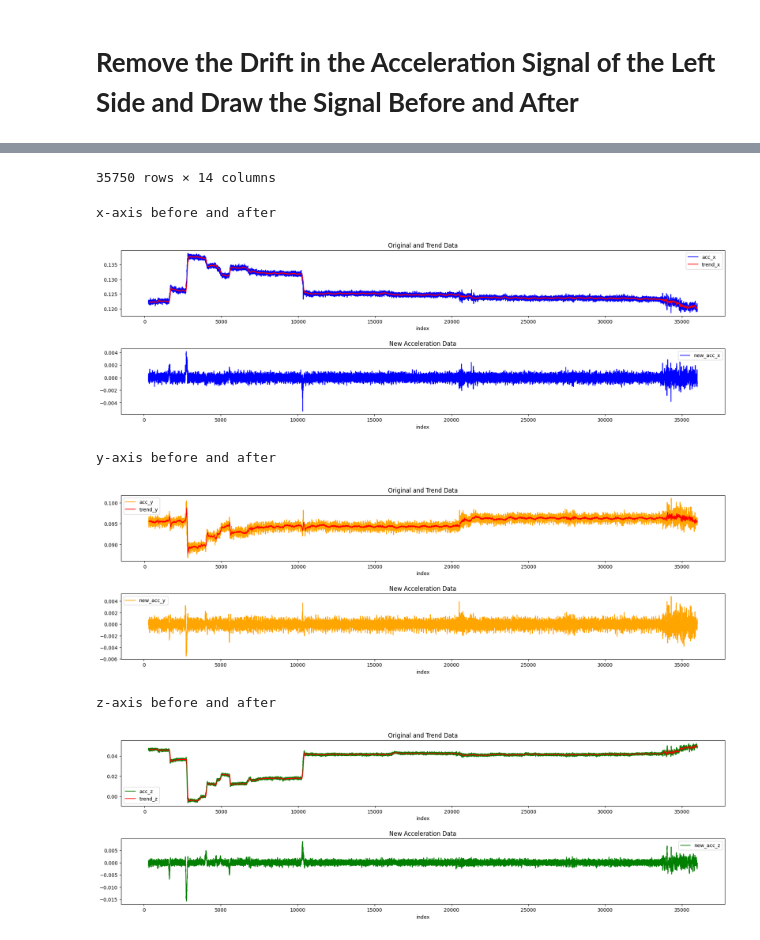
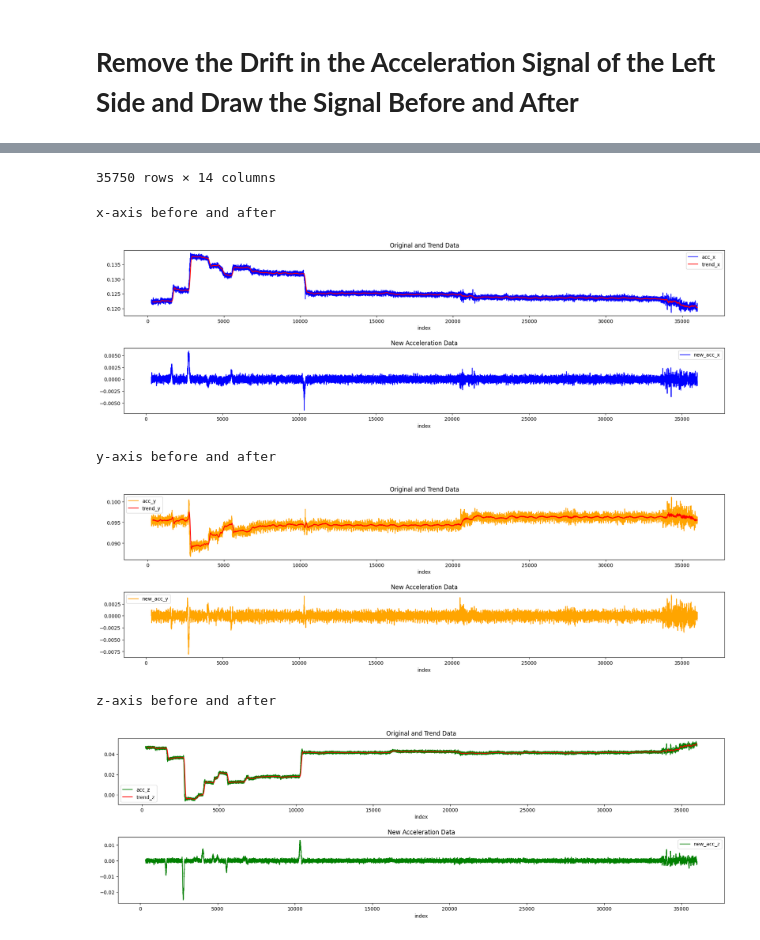
Before and after one commit to albararamli/hp, a Jupyter notebook: colab_example.ipynb, the cells around one changed output, grey strips where cells are left out. Drawn from its saved outputs; the diff is of its cells as text; code cells hidden in the pictures.

```diff
--- a/colab_example.ipynb
+++ b/colab_example.ipynb
@@ -263,18 +400,18 @@ def draw_drift(out):
 # Importing necessary libraries
 import pandas as pd
 import matplotlib.pyplot as plt
+import os
 
 # Import the hp3_read function from the hp3 module
-from hp3 import *
+#from hp3 import *
 
 # Specify the URL or path to the HP3 file
-url = "hp3_file.hp3"
+url = "file.hp3"
+#url = "file.hp4"
 
 # Read the HP3 file and extract the data
-data = hp3_read(url)
+data, extension = hp_read(url)
 
 # Display the data
 display(data)
-
-# Perform further analysis or visualization tasks as needed
 # %% [output]
@@ -355,7 +492,7 @@ z-axis before and after
 # %%
 # Acceleration Signal on the Right side
 # Remove the drift in the acceleration signal of the right side
-right_data_no_drift = hp3_remove_drift(right_data, base=50)
+right_data_no_drift = hp_remove_drift(right_data, extension, base=100) #base is number of data points used in each rolling window to compute the mean.
 
 # Display the data after removing the drift
 display(right_data_no_drift)
@@ -378,7 +515,7 @@ draw_drift(right_data_no_drift)
 35750 rows × 14 columns
 x-axis before and after
-[figure, old version]
+[figure, new version]
 y-axis before and after
-[figure, old version]
+[figure, new version]
 z-axis before and after
-[figure, old version]
+[figure, new version]
```
Also changed, not shown: parts of 6 cells of this notebook.
